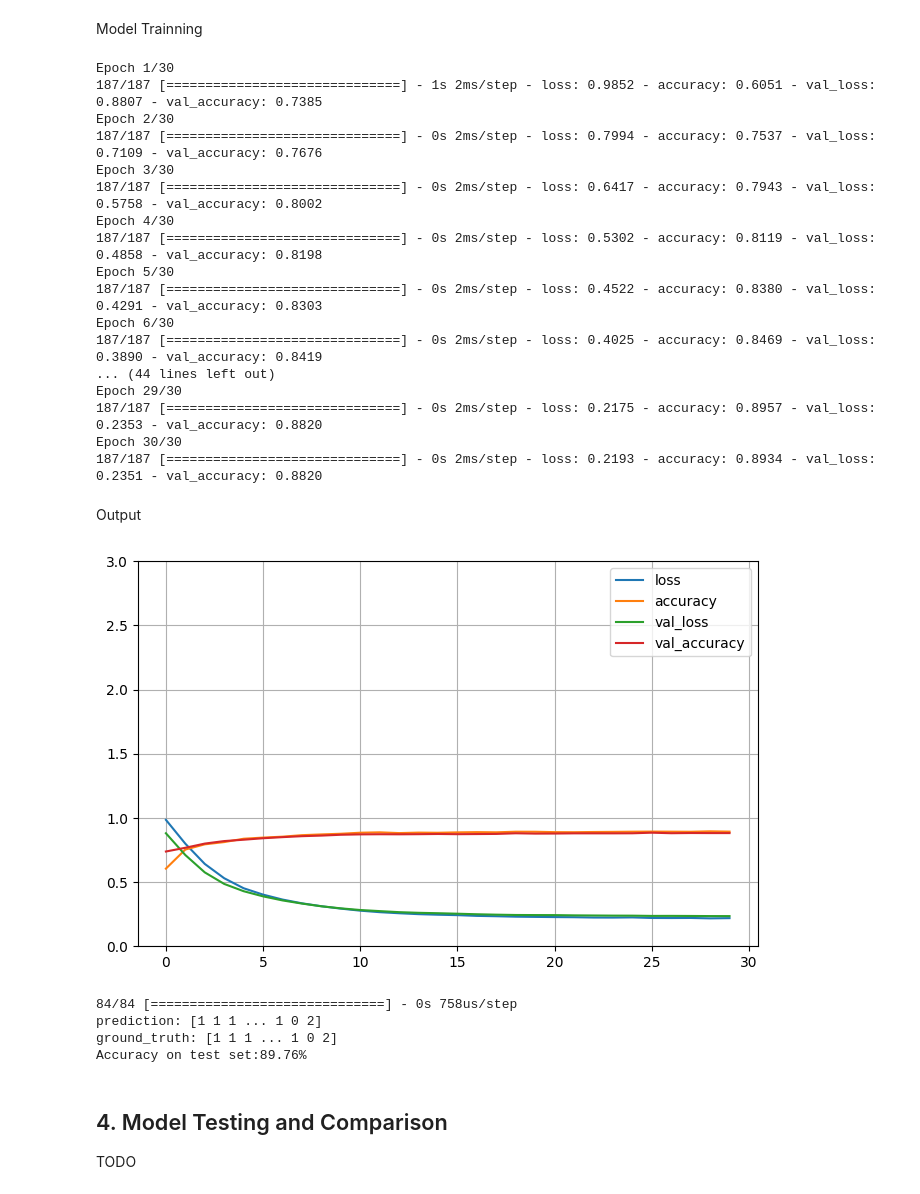
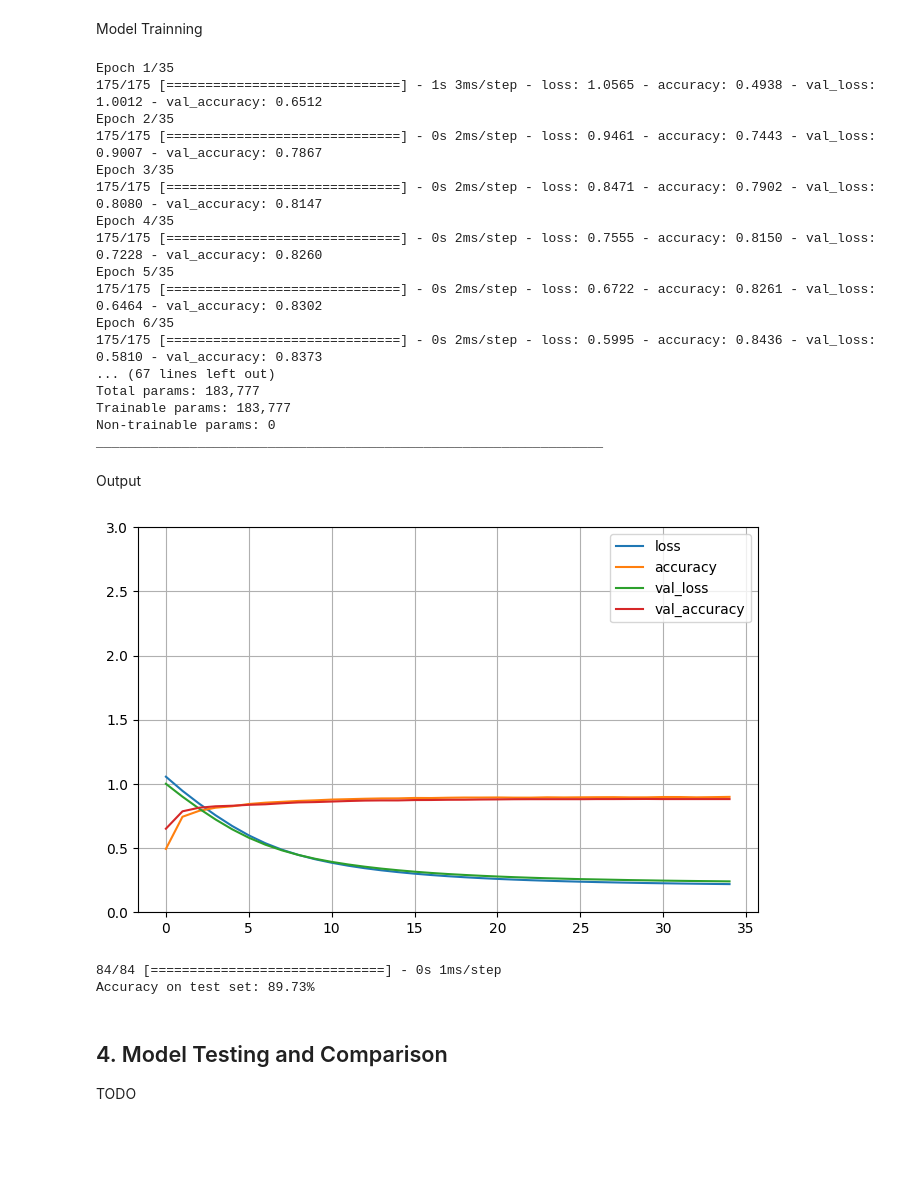
Before and after one commit to pzvol/CSNF301003GA, a Jupyter notebook: group_project/group_project.ipynb, the cells around one changed output. Saved outputs shown, nothing was run; the diff lists cells and outputs as text; code cells hidden in the pictures; blank space fills up the shorter version.

```diff
--- a/group_project/group_project.ipynb
+++ b/group_project/group_project.ipynb
@@ -318,7 +318,7 @@ keras.backend.clear_session()
 
 temp_train_y = pd.DataFrame(train_y, columns=['country'])
 temp_train_y = pd.factorize(temp_train_y['country'], sort=True)[0]
-train_X_nn, validate_X, train_y_nn, validate_y = train_test_split(train_X, temp_train_y, random_state=114514)
+train_X_nn, validate_X, train_y_nn, validate_y = train_test_split(train_X, temp_train_y, random_state=114514, test_size=0.3)
 
 train_y_nn = keras.utils.to_categorical(train_y_nn, 3).astype('int32')
 validate_y = keras.utils.to_categorical(validate_y, 3).astype('int32')
@@ -354,7 +354,7 @@ def build_model(hp):
                                  activation=hp.Choice('actv1', ['relu', 'tanh', 'sigmoid']),
                                  kernel_initializer='he_normal'))
     if hp.Boolean('second_layer', True):
-        model.add(keras.layers.Dropout(hp.Float('dropout1', min_value=0, max_value=0.5, step=0.05)))
+        model.add(keras.layers.Dropout(hp.Float('dropout1', min_value=0, max_value=0.3, step=0.02)))
         model.add(keras.layers.Dense(hp.Int('neurons2', min_value=1, max_value=300, step=5),
                                      activation=hp.Choice('actv2', ['relu', 'tanh', 'sigmoid']),
                                      kernel_initializer='he_normal'))
@@ -370,12 +370,12 @@ Bayesion optimization
 tuner = BayesianOptimization(
     build_model,
     objective='val_accuracy',
-    max_trials=5,
+    max_trials=10,
     executions_per_trial=2,
     project_name='neural_network_optimize'
 )
 
-tuner.search(x=train_X_nn, y=train_y_nn, epochs=30, validation_data=(validate_X, validate_y))
+tuner.search(x=train_X_nn, y=train_y_nn, epochs=35, validation_data=(validate_X, validate_y))
 
 best_hps = tuner.get_best_hyperparameters()[0]
 print(f'Best hyperparameters: {best_hps.values}')
@@ -391,50 +391,46 @@ Best hyperparameters: {'neurons1': 91, 'actv1': 'tanh', 'second_layer': True, 'd
 Model Trainning
 # %%
 optimized_model = build_model(best_hps)
-history = optimized_model.fit(train_X_nn, train_y_nn, epochs=30,
+history = optimized_model.fit(train_X_nn, train_y_nn, epochs=35,
                      validation_data=(validate_X, validate_y))
+optimized_model.summary()
 # %% [output]
-Epoch 1/30
-187/187 [==============================] - 1s 2ms/step - loss: 0.9852 - accuracy: 0.6051 - val_loss: 0.8807 - val_accuracy: 0.7385
-Epoch 2/30
-187/187 [==============================] - 0s 2ms/step - loss: 0.7994 - accuracy: 0.7537 - val_loss: 0.7109 - val_accuracy: 0.7676
-Epoch 3/30
-187/187 [==============================] - 0s 2ms/step - loss: 0.6417 - accuracy: 0.7943 - val_loss: 0.5758 - val_accuracy: 0.8002
-Epoch 4/30
-187/187 [==============================] - 0s 2ms/step - loss: 0.5302 - accuracy: 0.8119 - val_loss: 0.4858 - val_accuracy: 0.8198
-Epoch 5/30
-187/187 [==============================] - 0s 2ms/step - loss: 0.4522 - accuracy: 0.8380 - val_loss: 0.4291 - val_accuracy: 0.8303
-Epoch 6/30
-187/187 [==============================] - 0s 2ms/step - loss: 0.4025 - accuracy: 0.8469 - val_loss: 0.3890 - val_accuracy: 0.8419
-... (44 lines left out)
-Epoch 29/30
-187/187 [==============================] - 0s 2ms/step - loss: 0.2175 - accuracy: 0.8957 - val_loss: 0.2353 - val_accuracy: 0.8820
-Epoch 30/30
-187/187 [==============================] - 0s 2ms/step - loss: 0.2193 - accuracy: 0.8934 - val_loss: 0.2351 - val_accuracy: 0.8820
+Epoch 1/35
+175/175 [==============================] - 1s 3ms/step - loss: 1.0565 - accuracy: 0.4938 - val_loss: 1.0012 - val_accuracy: 0.6512
+Epoch 2/35
+175/175 [==============================] - 0s 2ms/step - loss: 0.9461 - accuracy: 0.7443 - val_loss: 0.9007 - val_accuracy: 0.7867
+Epoch 3/35
+175/175 [==============================] - 0s 2ms/step - loss: 0.8471 - accuracy: 0.7902 - val_loss: 0.8080 - val_accuracy: 0.8147
+Epoch 4/35
+175/175 [==============================] - 0s 2ms/step - loss: 0.7555 - accuracy: 0.8150 - val_loss: 0.7228 - val_accuracy: 0.8260
+Epoch 5/35
+175/175 [==============================] - 0s 2ms/step - loss: 0.6722 - accuracy: 0.8261 - val_loss: 0.6464 - val_accuracy: 0.8302
+Epoch 6/35
+175/175 [==============================] - 0s 2ms/step - loss: 0.5995 - accuracy: 0.8436 - val_loss: 0.5810 - val_accuracy: 0.8373
+... (67 lines left out)
+Total params: 183,777
+Trainable params: 183,777
+Non-trainable params: 0
+_________________________________________________________________
 # %% [markdown]
 Output
 # %%
 pd.DataFrame(history.history).plot(figsize=(8, 5))
 plt.grid(True)
 plt.gca().set_ylim(0, 3)
 plt.show()
 
-y_proba = optimized_model.predict(test_X)
-prediction = np.argmax(y_proba, axis=1)
-ground_truth = test_y_nn
-print('prediction:', prediction)
-print('ground_truth:', ground_truth)
+y_pred = optimized_model.predict(test_X)
+prediction = np.argmax(y_pred, axis=1)
 count=0
-for i,j in zip(prediction, ground_truth):
+for i,j in zip(prediction, test_y_nn):
   if i==j:
     count+=1
-print(f'Accuracy on test set:{count*100/test_y_nn.shape[0]:.2f}%')
+print(f'Accuracy on test set: {count*100/test_y_nn.shape[0]:.2f}%')
 # %% [output]
-[figure, old version]
+[figure, new version]
-84/84 [==============================] - 0s 758us/step
-prediction: [1 1 1 ... 1 0 2]
-ground_truth: [1 1 1 ... 1 0 2]
-Accuracy on test set:89.76%
+84/84 [==============================] - 0s 1ms/step
+Accuracy on test set: 89.73%
 # %% [markdown]
 ## 4. Model Testing and Comparison
 
```
Also changed, not shown: parts of 2 cells of this notebook.
